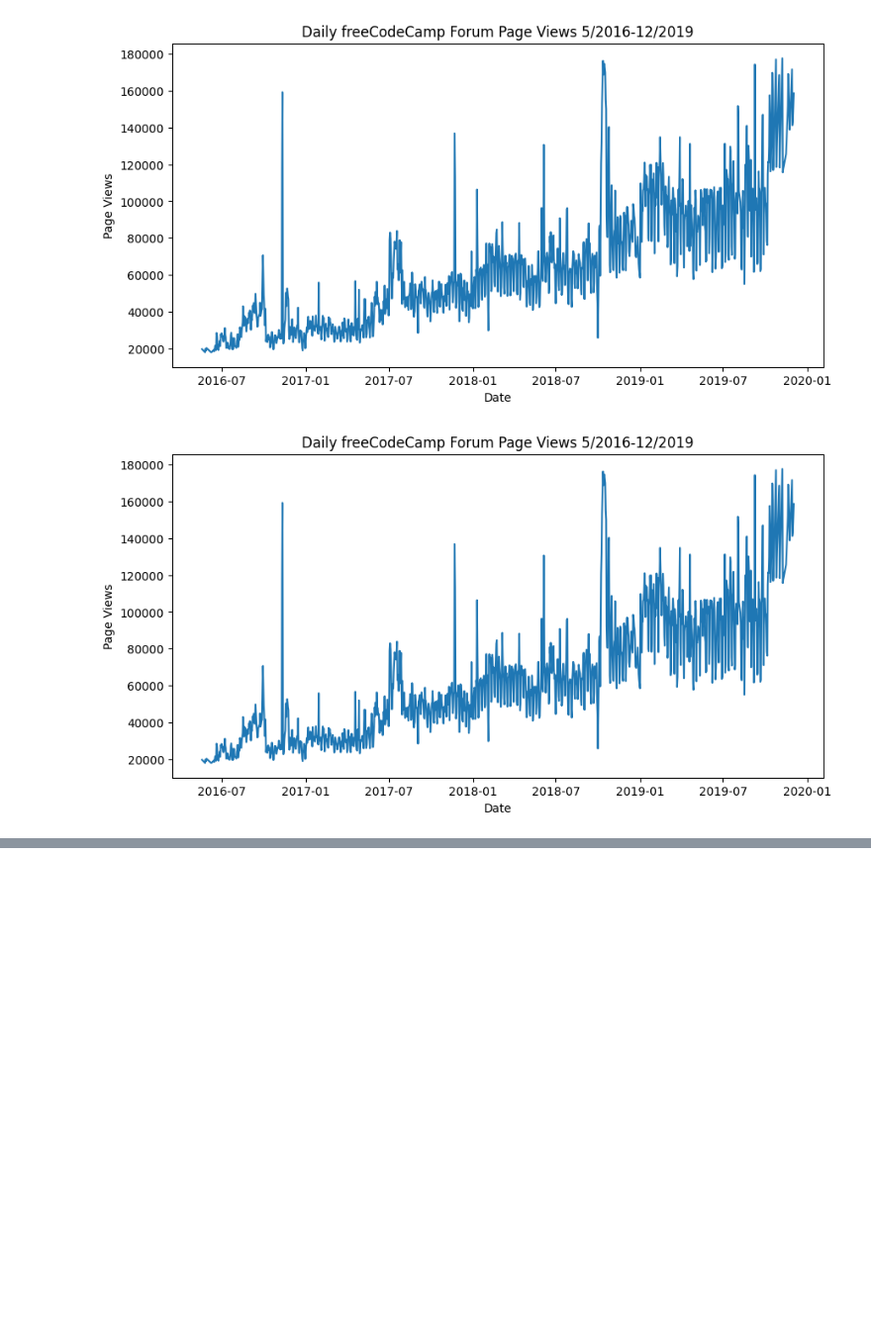
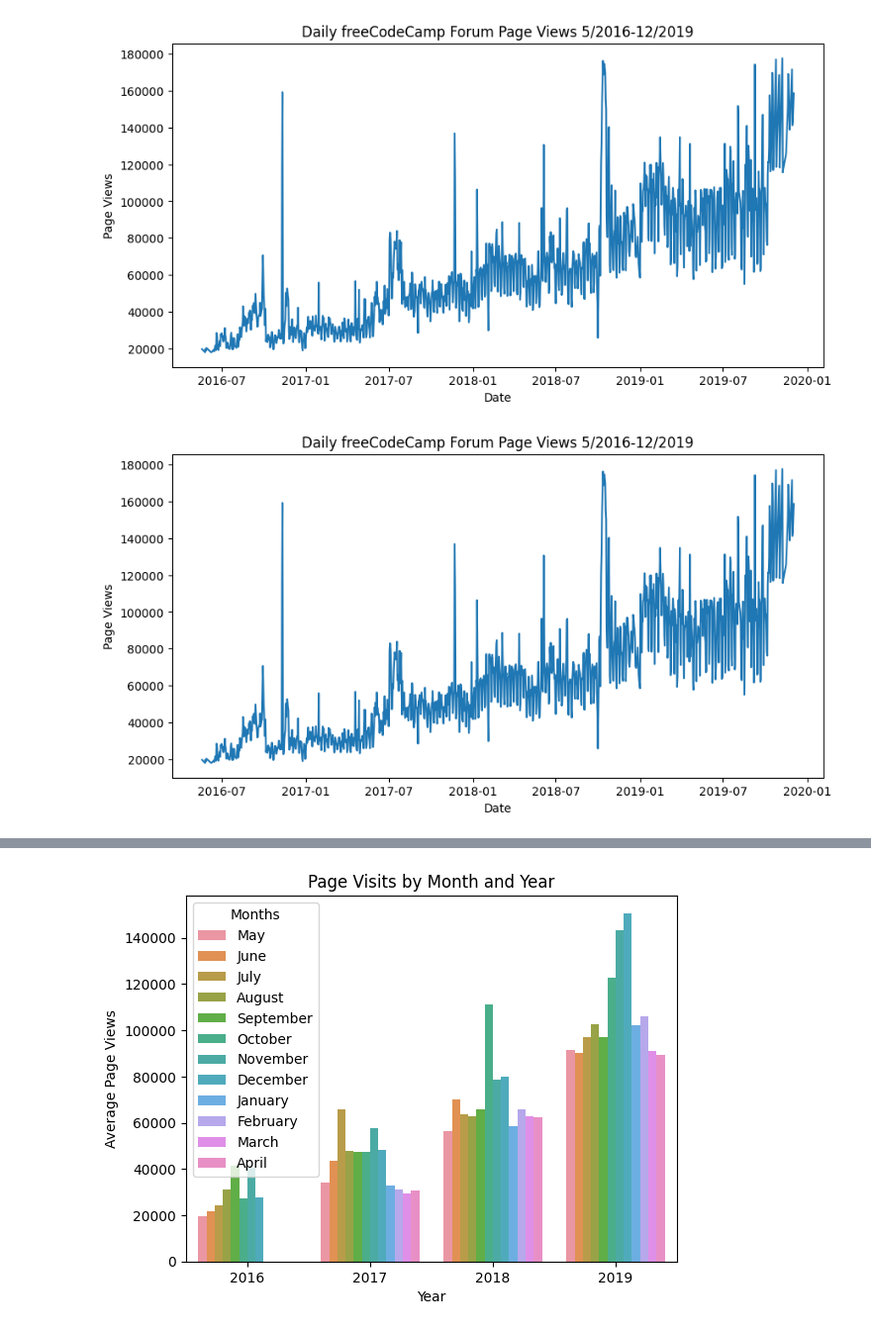
Before and after one commit to abeflores/Data_Analysis_with_Python, a Jupyter notebook: time_series_visualizer.ipynb, the cells around one changed output, grey strips where cells are left out. Shown at 99% size. Saved outputs shown, nothing was run; the diff lists cells and outputs as text; code cells hidden in the pictures; blank space fills up the shorter version.

```diff
--- a/time_series_visualizer.ipynb
+++ b/time_series_visualizer.ipynb
@@ -111,0 +118,8 @@ df_bar.head()
+# %%
+sns.barplot(x='Year', y='Average Page Views', hue='Months', data=df_bar)
+plt.xlabel('Year')
+plt.ylabel('Average Page Views')
+plt.title('Page Visits by Month and Year')
+plt.show()
+# %% [output]
+[figure, added]
```
Also changed, not shown: parts of 4 cells of this notebook.
